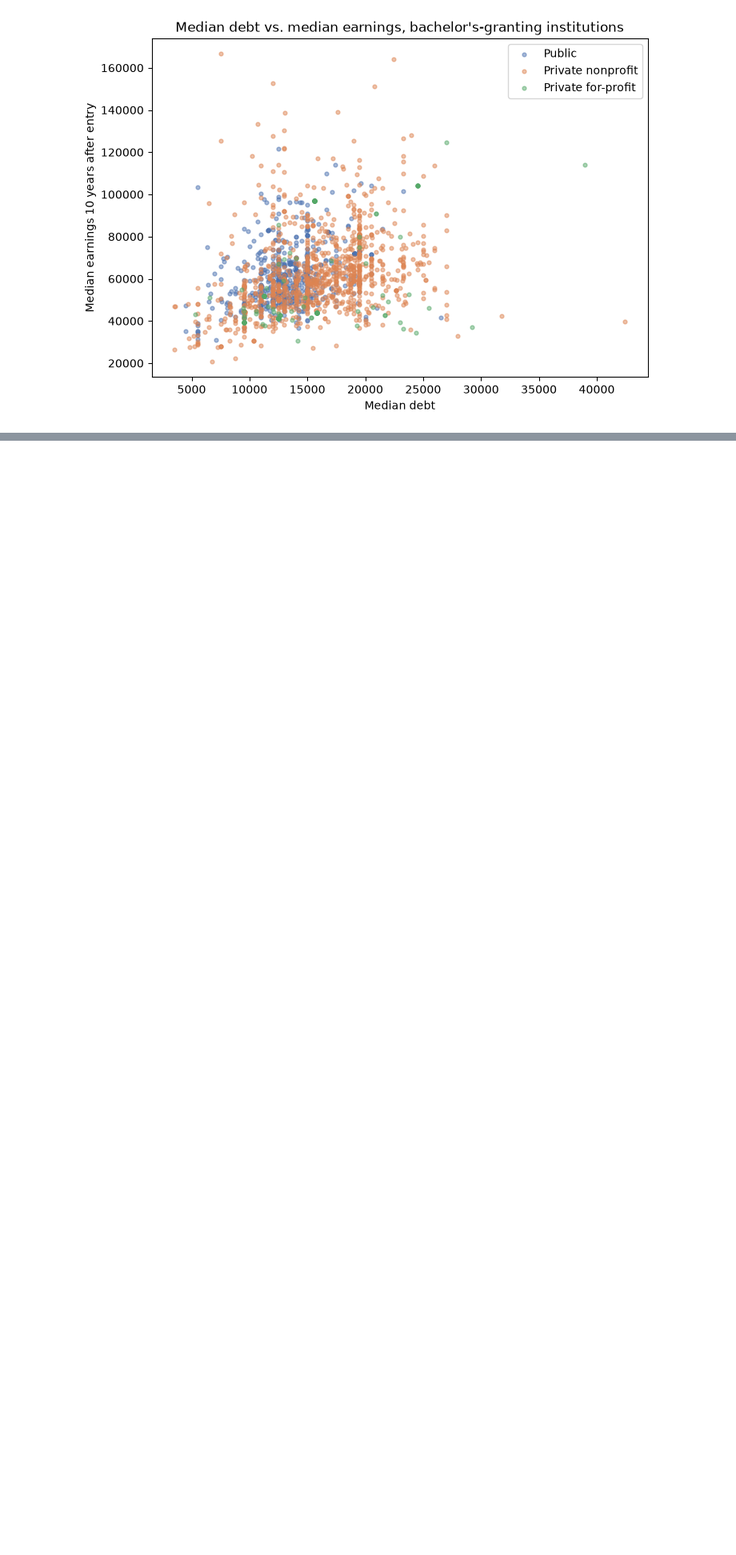
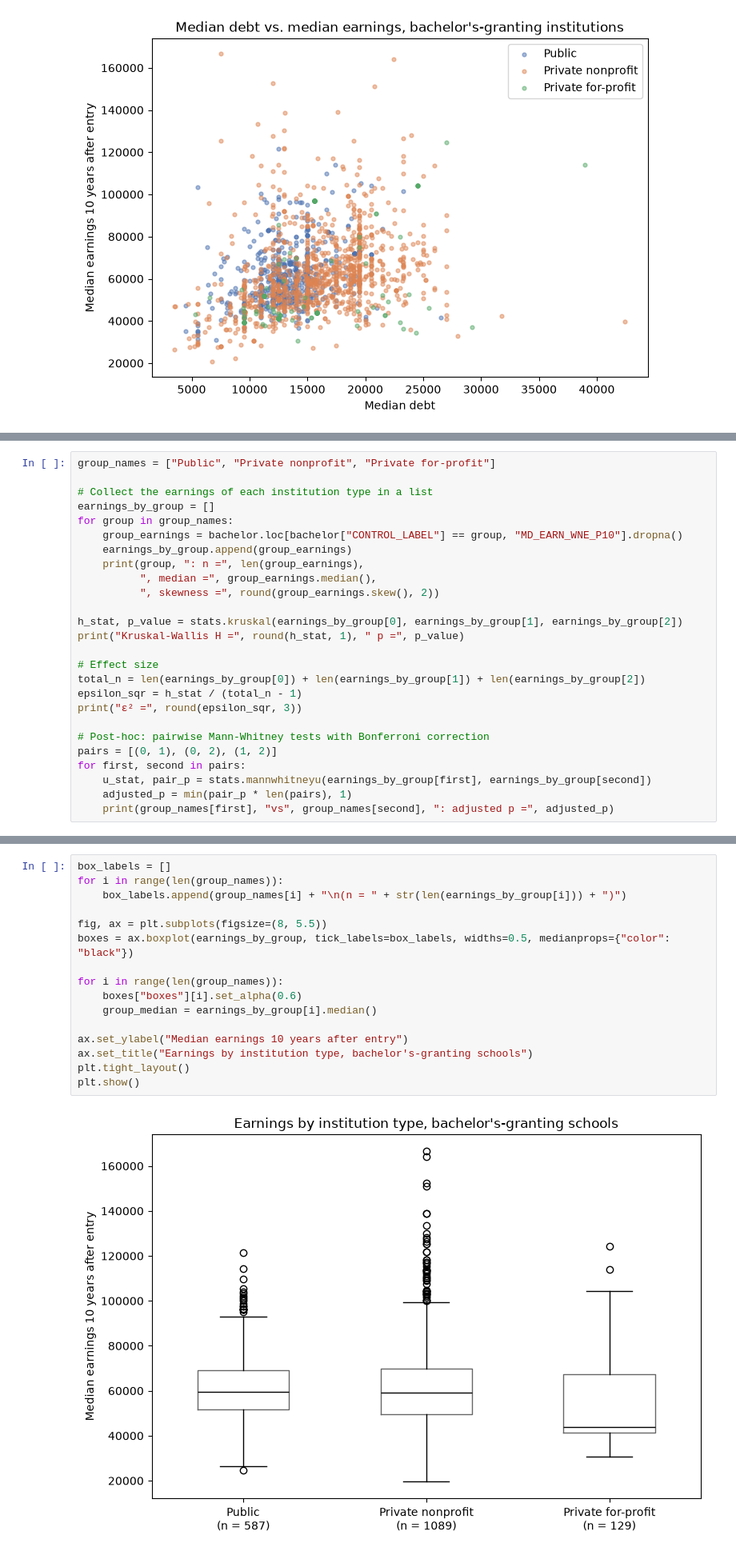
Before and after one commit to at-manos/CMSC320_Project, a Jupyter notebook: checkpoint2.ipynb, the cells around one changed output, grey strips where cells are left out. Shown at 80% size. Cells and saved outputs as stored; diff of their text form; blank space fills up the shorter version.

```diff
--- a/checkpoint2.ipynb
+++ b/checkpoint2.ipynb
@@ -127,0 +132,26 @@ plt.show()
+# %%
+group_names = ["Public", "Private nonprofit", "Private for-profit"]
+
+# Collect the earnings of each institution type in a list
+earnings_by_group = []
+for group in group_names:
+    group_earnings = bachelor.loc[bachelor["CONTROL_LABEL"] == group, "MD_EARN_WNE_P10"].dropna()
+    earnings_by_group.append(group_earnings)
+    print(group, ": n =", len(group_earnings),
+          ", median =", group_earnings.median(),
+          ", skewness =", round(group_earnings.skew(), 2))
+
+h_stat, p_value = stats.kruskal(earnings_by_group[0], earnings_by_group[1], earnings_by_group[2])
+print("Kruskal-Wallis H =", round(h_stat, 1), " p =", p_value)
+
+# Effect size
+total_n = len(earnings_by_group[0]) + len(earnings_by_group[1]) + len(earnings_by_group[2])
+epsilon_sqr = h_stat / (total_n - 1)
+print("ε² =", round(epsilon_sqr, 3))
+
+# Post-hoc: pairwise Mann-Whitney tests with Bonferroni correction
+pairs = [(0, 1), (0, 2), (1, 2)]
+for first, second in pairs:
+    u_stat, pair_p = stats.mannwhitneyu(earnings_by_group[first], earnings_by_group[second])
+    adjusted_p = min(pair_p * len(pairs), 1)
+    print(group_names[first], "vs", group_names[second], ": adjusted p =", adjusted_p)
@@ -127,0 +173,18 @@ plt.show()
+# %%
+box_labels = []
+for i in range(len(group_names)):
+    box_labels.append(group_names[i] + "\n(n = " + str(len(earnings_by_group[i])) + ")")
+
+fig, ax = plt.subplots(figsize=(8, 5.5))
+boxes = ax.boxplot(earnings_by_group, tick_labels=box_labels, widths=0.5, medianprops={"color": "black"})
+
+for i in range(len(group_names)):
+    boxes["boxes"][i].set_alpha(0.6)
+    group_median = earnings_by_group[i].median()
+
+ax.set_ylabel("Median earnings 10 years after entry")
+ax.set_title("Earnings by institution type, bachelor's-granting schools")
+plt.tight_layout()
+plt.show()
+# %% [output]
+[figure, added]
```
Also changed, not shown: parts of 6 cells of this notebook.
